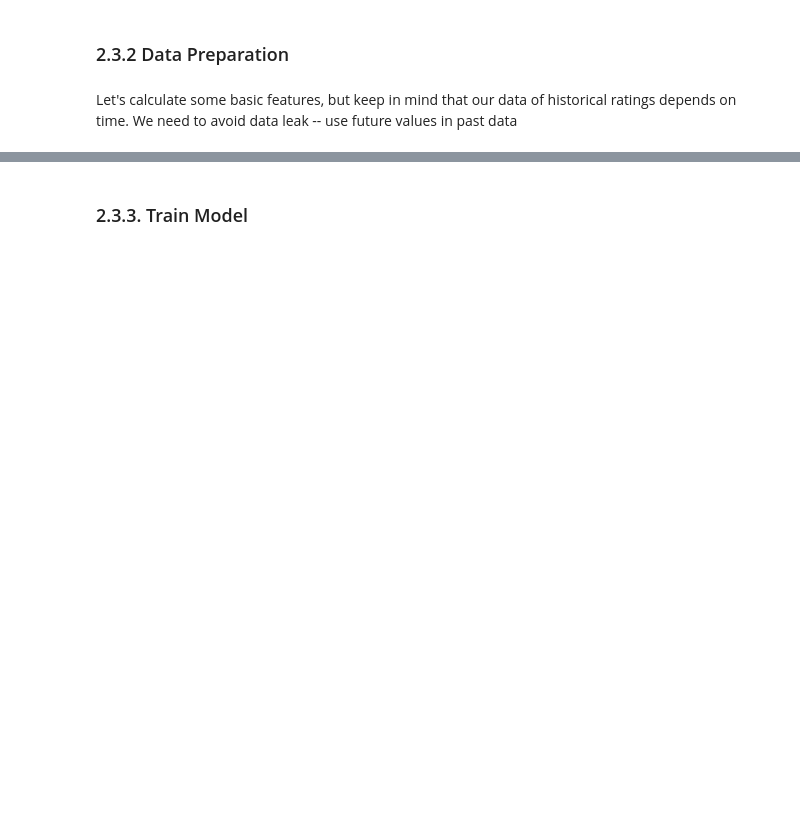
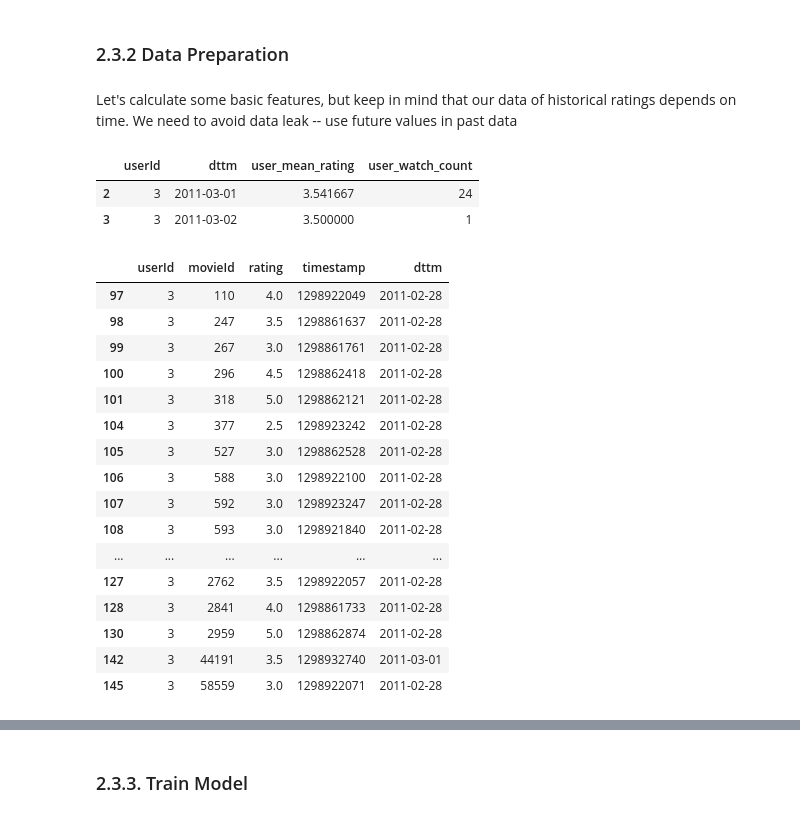
Before and after one commit to kshurik/rekkobook, a Jupyter notebook: notebook_drafts/learning_to_rank.ipynb, the cells around one changed output, grey strips where cells are left out. Cells and saved outputs as stored; diff of their text form; code cells hidden in the pictures; blank space fills up the shorter version.

```diff
--- a/notebook_drafts/learning_to_rank.ipynb
+++ b/notebook_drafts/learning_to_rank.ipynb
@@ -173,5 +199,5 @@ interactions['movieId'] = interactions['movieId'].astype(str)
 movies_metadata.rename(columns = {'id': 'movieId'}, inplace = True)
 # %%
 # leave only those films that intersect with each other
-interactions_filtered = interactions.loc[interactions['movieId'].isin(movies_metadata['id'])]
+interactions_filtered = interactions.loc[interactions['movieId'].isin(movies_metadata['movieId'])]
 print(interactions.shape, interactions_filtered.shape)
@@ -199,3 +227,7 @@ daily_users_feature = interactions_filtered.groupby(['userId', 'dttm']).agg({'ra
 
 daily_users_feature['dttm'] = daily_users_feature['dttm'].apply(lambda x: x + dt.timedelta(days = 1))
 daily_users_feature.loc[daily_users_feature['userId'] == 3]
+# %% [output]
+|  | userId | dttm | user_mean_rating | user_watch_count |
+| 2 | 3 | 2011-03-01 | 3.541667 | 24 |
+| 3 | 3 | 2011-03-02 | 3.500000 | 1 |
@@ -204,3 +234,23 @@ daily_users_feature.loc[daily_users_feature['userId'] == 671]
+# %%
+interactions_filtered.loc[interactions_filtered['userId'] == 3]
+# %% [output]
+|  | userId | movieId | rating | timestamp | dttm |
+| 97 | 3 | 110 | 4.0 | 1298922049 | 2011-02-28 |
+| 98 | 3 | 247 | 3.5 | 1298861637 | 2011-02-28 |
+| 99 | 3 | 267 | 3.0 | 1298861761 | 2011-02-28 |
+| 100 | 3 | 296 | 4.5 | 1298862418 | 2011-02-28 |
+| 101 | 3 | 318 | 5.0 | 1298862121 | 2011-02-28 |
+| 104 | 3 | 377 | 2.5 | 1298923242 | 2011-02-28 |
+| 105 | 3 | 527 | 3.0 | 1298862528 | 2011-02-28 |
+| 106 | 3 | 588 | 3.0 | 1298922100 | 2011-02-28 |
+| 107 | 3 | 592 | 3.0 | 1298923247 | 2011-02-28 |
+| 108 | 3 | 593 | 3.0 | 1298921840 | 2011-02-28 |
+| ... | ... | ... | ... | ... | ... |
+| 127 | 3 | 2762 | 3.5 | 1298922057 | 2011-02-28 |
+| 128 | 3 | 2841 | 4.0 | 1298861733 | 2011-02-28 |
+| 130 | 3 | 2959 | 5.0 | 1298862874 | 2011-02-28 |
+| 142 | 3 | 44191 | 3.5 | 1298932740 | 2011-03-01 |
+| 145 | 3 | 58559 | 3.0 | 1298922071 | 2011-02-28 |
 # %%
 cumulative_total_cnt = daily_users_feature.set_index('dttm').groupby(['userId'])['user_watch_count']\
                         .rolling(window = 3, min_periods = 1).sum()\
```
Also changed, not shown: parts of 18 cells of this notebook, 2 other files.
